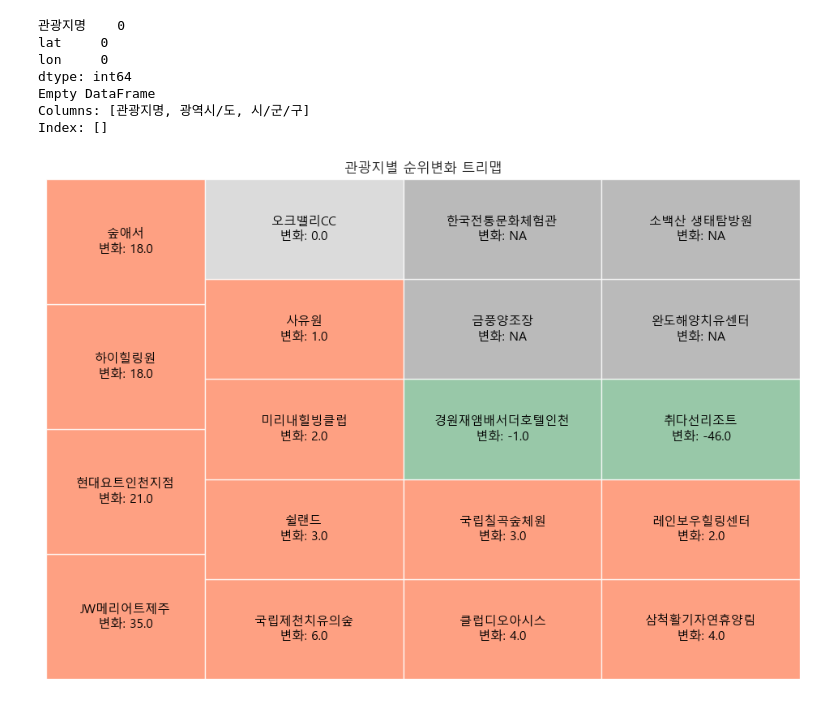
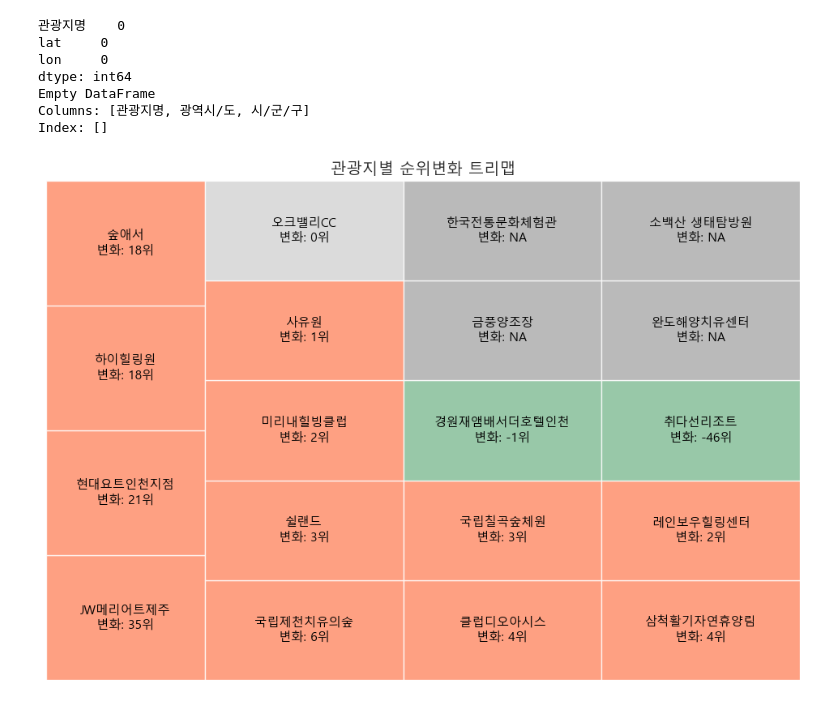
Before and after one commit to tamx2y/wellness_tour, a Jupyter notebook: 06_Korean/02_comparison.ipynb, the cells around one changed output. Drawn from its saved outputs; the diff is of its cells as text; code cells hidden in the pictures.

Commit message:
figure edit

```diff
--- a/06_Korean/02_comparison.ipynb
+++ b/06_Korean/02_comparison.ipynb
@@ -475,43 +475,57 @@ Empty DataFrame
 Columns: [관광지명, 광역시/도, 시/군/구]
 Index: []
 # %%
-
+import pandas as pd
 import matplotlib.pyplot as plt
 import squarify
 
 data = {
     '관광지명': ['JW메리어트제주', '현대요트인천지점', '하이힐링원', '숲애서', '국립제천치유의숲', '클럽디오아시스',
                '삼척활기자연휴양림', '쉴랜드', '국립칠곡숲체원', '레인보우힐링센터', '미리내힐빙클럽', '사유원',
                '오크밸리CC', '경원재앰배서더호텔인천', '취다선리조트', '금풍양조장', '한국전통문화체험관',
                '완도해양치유센터', '소백산 생태탐방원'],
     '순위변화': [35, 21, 18, 18, 6, 4, 4, 3, 3, 2, 2, 1, 0, -1, -46, None, None, None, None]
 }
 
 df = pd.DataFrame(data)
 
+# 색상 매핑 함수
 def get_color(x):
     if pd.isna(x):
-        return '#A9A9A9'  # 진한 회색 (gray)
+        return '#A9A9A9'  # 진한 회색
     elif x > 0:
         return '#FE8863'  # 파스텔 레드
     elif x < 0:
         return '#7FBB92'  # 파스텔 초록
     else:
         return '#D3D3D3'  # 연한 회색
 
 colors = df['순위변화'].apply(get_color)
 
-plt.figure(figsize=(12,8))
+# 라벨 처리: 소수점 제거 + "위" 붙이기
+def format_label(name, change):
+    if pd.isna(change):
+        return f"{name}\n변화: NA"
+    else:
+        return f"{name}\n변화: {int(change)}위"
+
+labels = [
+    format_label(name, change)
+    for name, change in zip(df['관광지명'], df['순위변화'])
+]
+
+# 트리맵 그리기
+plt.figure(figsize=(12, 8))
 squarify.plot(
     sizes=[1]*len(df),
-    label=df['관광지명'] + "\n변화: " + df['순위변화'].fillna('NA').astype(str),
+    label=labels,
     color=colors,
     alpha=0.8,
-    text_kwargs={'color':'black', 'fontsize':11}
+    text_kwargs={'color': 'black', 'fontsize': 11}
 )
 
 plt.axis('off')
-plt.title('관광지별 순위변화 트리맵')
+plt.title('관광지별 순위변화 트리맵', fontsize=14)
 plt.show()
 # %% [output]
-[figure, old version]
+[figure, new version]
```
Also changed, not shown: 2 other files.
